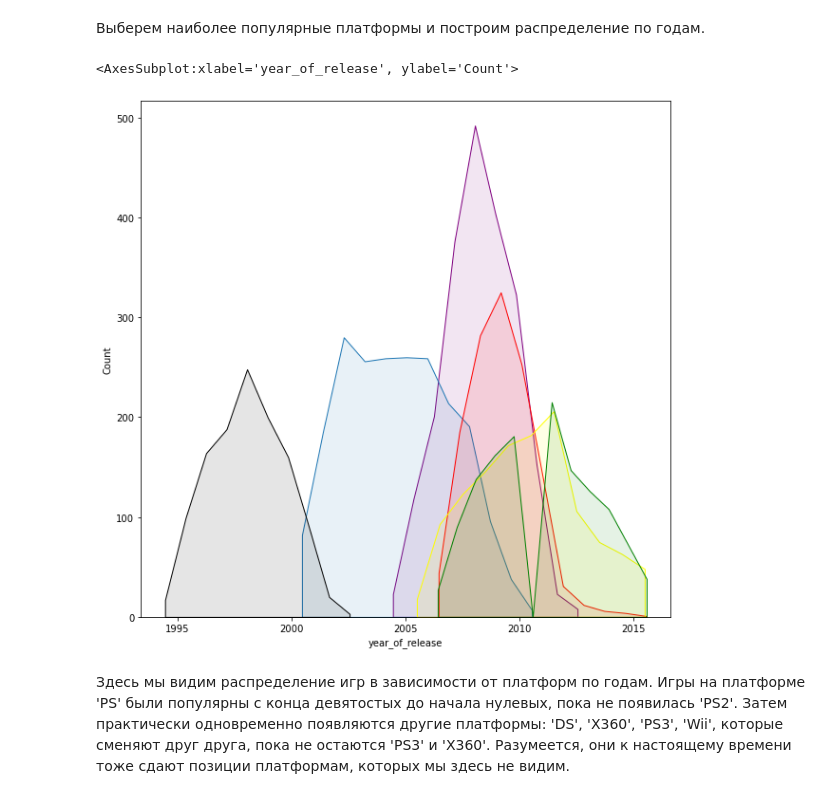
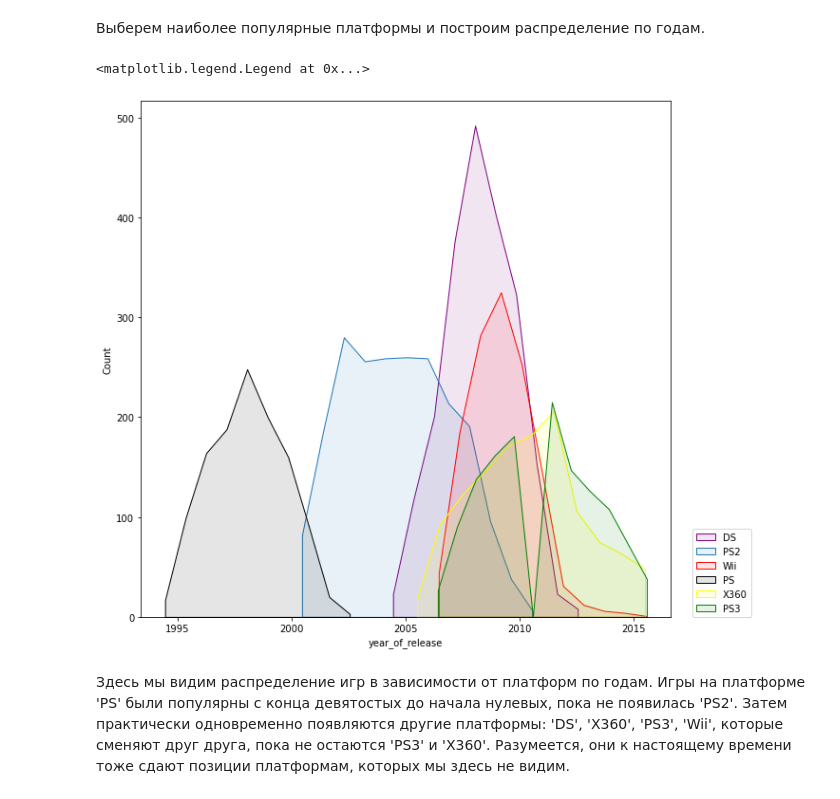
Before and after one commit to badykshanov/yandex_practicum_projects, a Jupyter notebook: work-on-project-4/Project work 4 - Assembly project 1 - Badykshanov Niyaz.ipynb, the cells around one changed output. Cells and saved outputs as stored; diff of their text form; code cells hidden in the pictures.

```diff
--- a/work-on-project-4/Project work 4 - Assembly project 1 - Badykshanov Niyaz.ipynb
+++ b/work-on-project-4/Project work 4 - Assembly project 1 - Badykshanov Niyaz.ipynb
@@ -591,15 +584,17 @@ print('Наиболее популярные платформы:', top_platforms
 # %%
 #Построим отдельные гистограммы для каждой платформы
 plt.figure(figsize=(10,10))
 sns.histplot(df[df['platform'] == 'DS']['year_of_release'], element="poly", color="purple", alpha=0.1, bins=10)
 sns.histplot(df[df['platform'] == 'PS2']['year_of_release'], element="poly", alpha=0.1, bins=12)
 sns.histplot(df[df['platform'] == 'Wii']['year_of_release'], element="poly", color="red", alpha=0.1, bins=11)
 sns.histplot(df[df['platform'] == 'PS']['year_of_release'], element="poly", color="black", alpha=0.1, bins=10)
 sns.histplot(df[df['platform'] == 'X360']['year_of_release'], element="poly", color="yellow", alpha=0.1, bins=11)
 sns.histplot(df[df['platform'] == 'PS3']['year_of_release'], element="poly", color="green", alpha=0.1, bins=12)
+
+plt.legend(['DS', 'PS2', 'Wii', 'PS', 'X360', 'PS3'], loc=(1.04,0))
 # %% [output]
-<AxesSubplot:xlabel='year_of_release', ylabel='Count'>
+<matplotlib.legend.Legend at 0x...>
-[figure, old version]
+[figure, new version]
 # %% [markdown]
 Здесь мы видим распределение игр в зависимости от платформ по годам. Игры на платформе 'PS' были популярны с конца девятостых до начала нулевых, пока не появилась 'PS2'. Затем практически одновременно появляются другие платформы: 'DS', 'X360', 'PS3', 'Wii', которые сменяют друг друга, пока не остаются 'PS3' и 'X360'. Разумеется, они к настоящему времени тоже сдают позиции платформам, которых мы здесь не видим.
 # %% [markdown]
```
Also changed, not shown: parts of 11 cells of this notebook.
